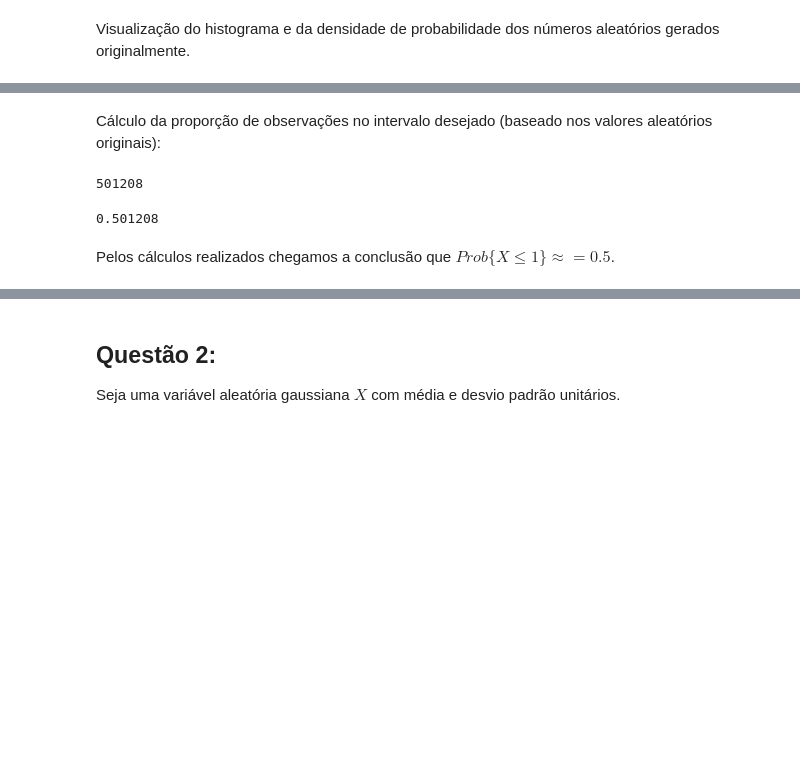
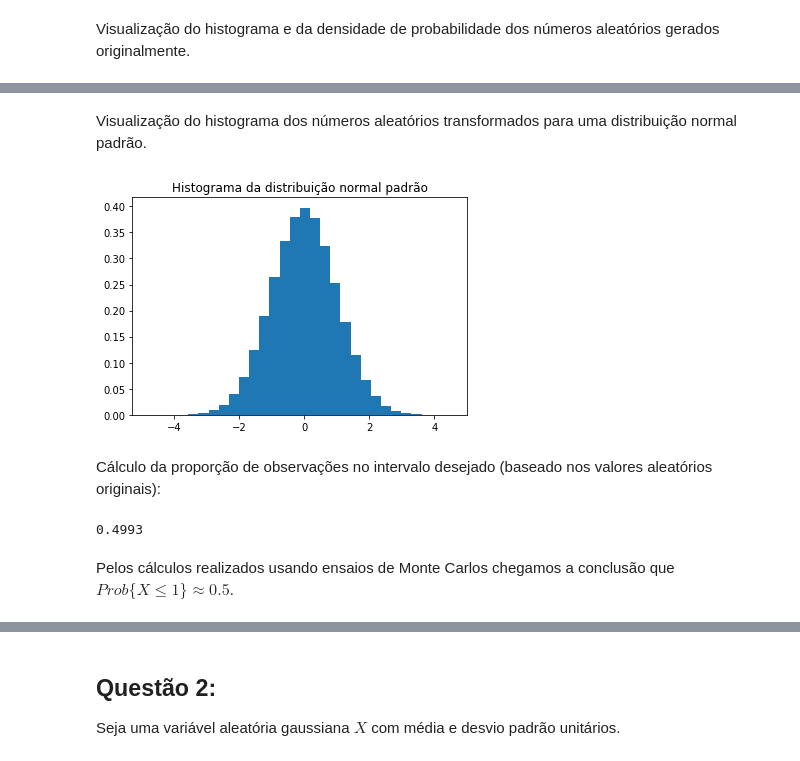
Before and after one commit to janiosl/python.ds, a Jupyter notebook: estatistica/me/est_tarefa_aula06.ipynb, the cells around one changed output, grey strips where cells are left out. Drawn from its saved outputs; the diff is of its cells as text; code cells hidden in the pictures; blank space fills up the shorter version.

```diff
--- a/estatistica/me/est_tarefa_aula06.ipynb
+++ b/estatistica/me/est_tarefa_aula06.ipynb
@@ -73,15 +123,21 @@ plt.plot(bins, 1/(sigma * np.sqrt(2* np.pi)) *
+# %% [markdown]
+Visualização do histograma dos números aleatórios transformados para uma distribuição normal padrão.
+# %%
+#Transformação de x em uma normal padrão
+#z = (x-mu)/sigma
+z = padrao(x, mu, sigma)
+
+#Histograma da variável transformada
+plt.title('Histograma da distribuição normal padrão')
+count, bins, ignored = plt.hist(z, 30, density=True)
+# %% [output]
+[figure, added]
 # %% [markdown]
 Cálculo da proporção de observações no intervalo desejado (baseado nos valores aleatórios originais):
-# %%
-#Quantidade de valores de x abaixo de 1
-obsIntervalo = len(x[x<=X])
-obsIntervalo
-# %% [output]
-501208
-# %%
-probX = obsIntervalo/N
-probX
-# %% [output]
-0.501208
+# %%
+p = probMonteCarlo_unico(x, X, dir=0)
+p
+# %% [output]
+0.4993
 # %% [markdown]
-Pelos cálculos realizados chegamos a conclusão que $Prob\{X \leq 1\} \approx = 0.5$.
+Pelos cálculos realizados usando ensaios de Monte Carlos chegamos a conclusão que $Prob\{X \leq 1\} \approx 0.5$.
```
Also changed, not shown: parts of 84 cells of this notebook.
